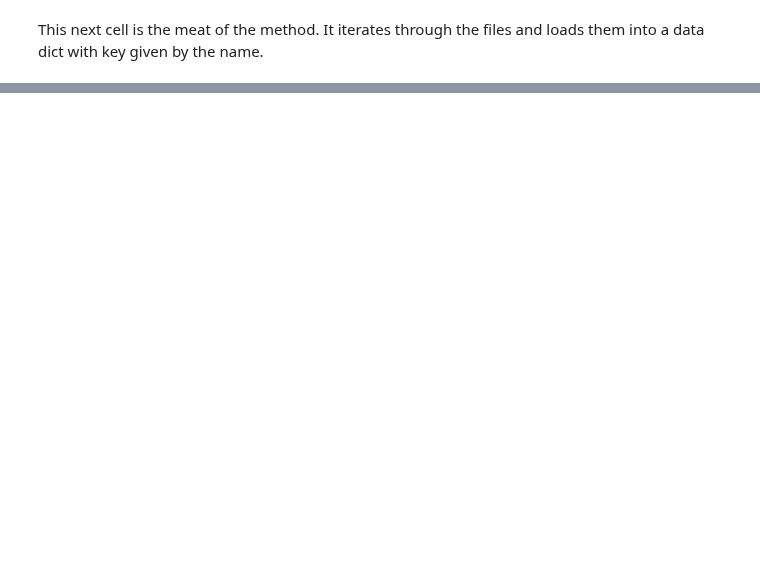
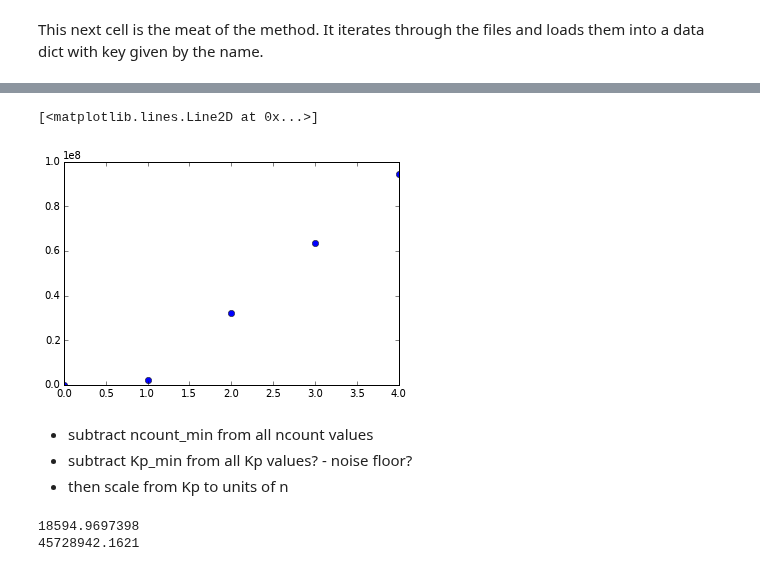
Before and after one commit to DawesLab/CCDimage, a Jupyter notebook: Rewrite of additional figure notebook.ipynb, the cells around one changed output, grey strips where cells are left out. Cells and saved outputs as stored; diff of their text form; code cells hidden in the pictures; blank space fills up the shorter version.

```diff
--- a/Rewrite of additional figure notebook.ipynb
+++ b/Rewrite of additional figure notebook.ipynb
@@ -26,0 +51,16 @@ scaled_kpA = np.sqrt(2.0/ncountA) *(dataA)
+# %%
+plt.plot(np.sort(test - np.min(test)),"o")
+# %% [output]
+[<matplotlib.lines.Line2D at 0x...>]
+[figure, added]
+# %% [markdown]
+ - subtract ncount_min from all ncount values
+ - subtract Kp_min from all Kp values? - noise floor?
+ - then scale from Kp to units of n
+# %%
+#example for one point:
+print np.average(abs(scaled_data['A'][210]))
+print np.var(abs(scaled_data['A'][210]))
+# %% [output]
+18594.9697398
+45728942.1621
```
Also changed, not shown: parts of 10 cells of this notebook, 2 other files.
